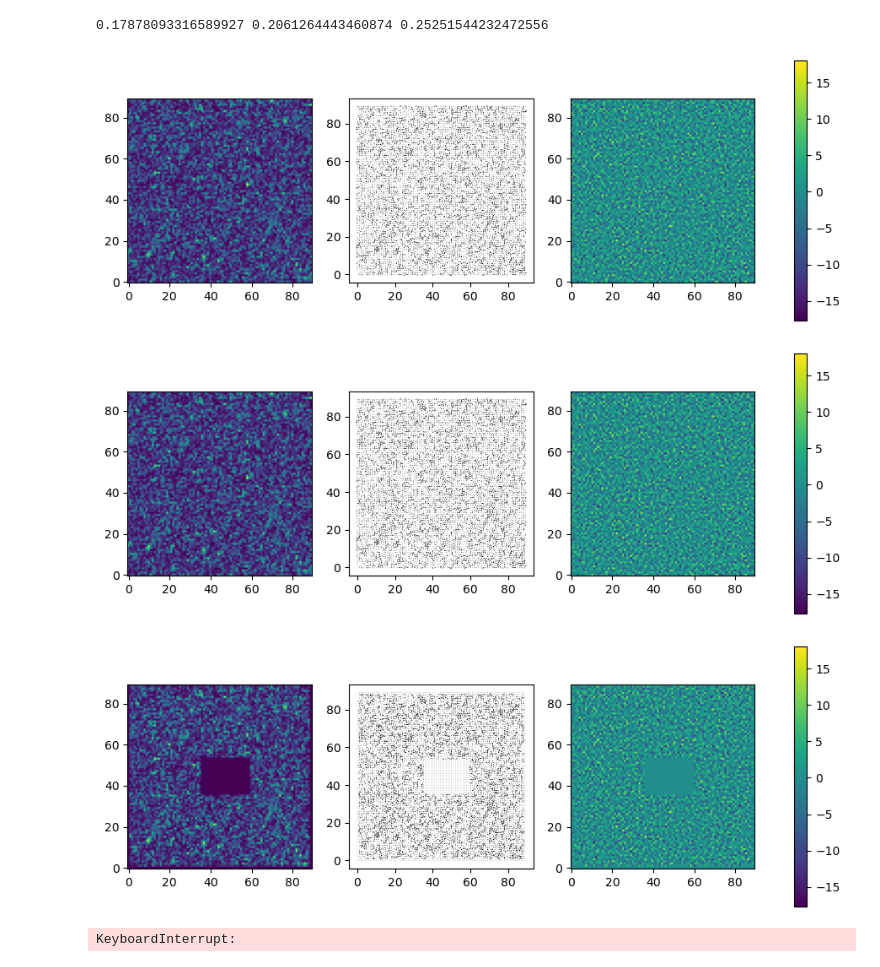
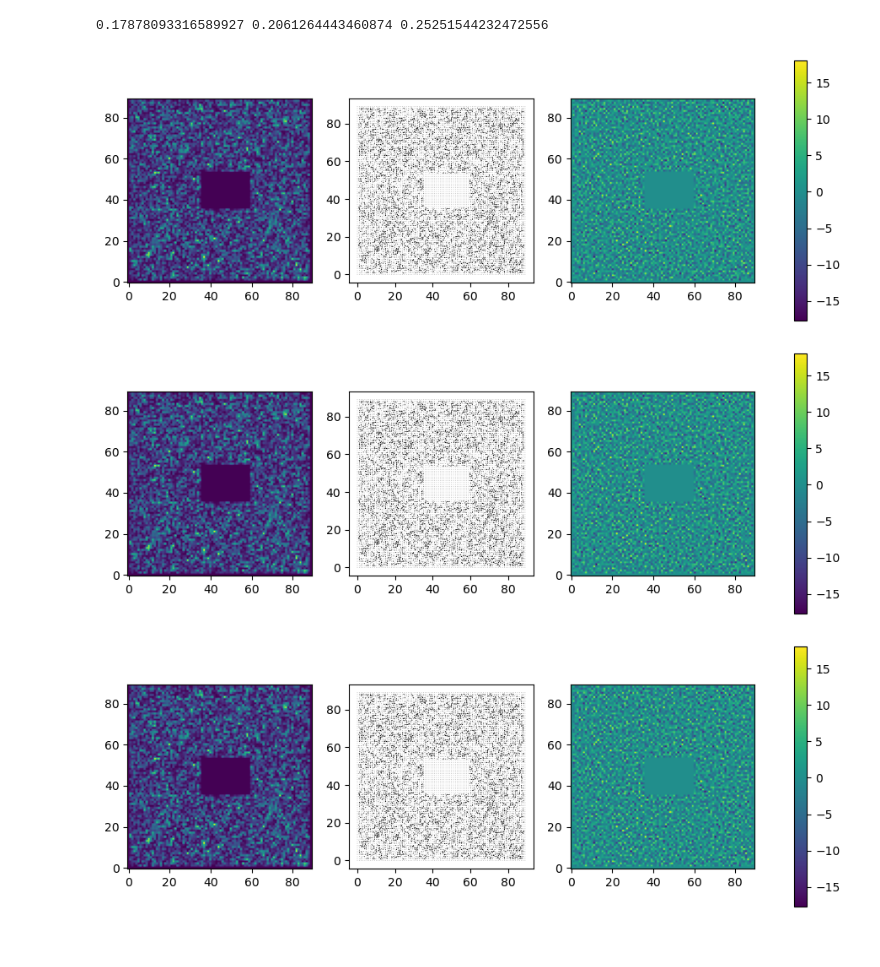
Before and after one commit to vapsik/Interactive_Fluid_Simulations, a Jupyter notebook: Prototypes/fluidsim-prototype_in_progress.ipynb, the cells around one changed output. Drawn from its saved outputs; the diff is of its cells as text; code cells hidden in the pictures.

```diff
--- a/Prototypes/fluidsim-prototype_in_progress.ipynb
+++ b/Prototypes/fluidsim-prototype_in_progress.ipynb
@@ -333,8 +404,8 @@ dt = 0.01 # seconds
 
 #N_x = N_y = 100 #
 #setting the discrete dimensions of the domain
-N_y1 = 15*6
-N_x1 = 15*6
+N_y1 = 15#*6
+N_x1 = 10#*6
 
 m_JacobiCFD = JacobiCFD(N_x1, N_y1, h, dt)
 m_GaussSeidelCFD = GaussSeidelCFD(N_x1, N_y1, h, dt)
@@ -537,0 +612,22 @@ print(np.mean(m_JacobiCFD.Divergence()), np.std(m_JacobiCFD.Divergence()), np.ma
+# %%
+
+
+fig, ax = plt.subplots(1,3, figsize=(12,8))
+
+im0 = ax[0].imshow(m_JacobiCFD.CenterVelocityMagnitudes(), origin = "lower")
+ax[1].quiver(m_JacobiCFD.x_indices, m_JacobiCFD.y_indices,
+              m_JacobiCFD.CenterVelocityDirections()[:,:,0], m_JacobiCFD.CenterVelocityDirections()[:,:,1])
+
+im2 = ax[2].imshow(m_JacobiCFD.Divergence(),origin = "lower")
+
+for a in ax:
+    a.set_aspect('equal')
+
+#fig.colorbar(im0, ax = ax[0], orientation='horizontal')
+#fig.colorbar(im2, ax = ax[2], orientation='horizontal')
+
+fig.colorbar(im2, ax = ax, shrink = 0.5)
+
+plt.show()
+
+print(np.mean(m_JacobiCFD.Divergence()), np.std(m_JacobiCFD.Divergence()), np.max(m_JacobiCFD.Divergence()))
@@ -595,45 +694,29 @@ def DrawVelocityMagArrowsDiv(MyClass):
     plt.show()
 # %%
 m_JacobiCFD.InitRandomVelocities(seed=np.random.default_rng(42))
-#m_JacobiCFD.StandardMask()
+m_JacobiCFD.StandardMask()
 m_JacobiCFD.ApplyBoundariesOnVelocities()
 m_JacobiCFD.pressure = np.zeros_like(m_JacobiCFD.pressure)
 
 DrawVelocityMagArrowsDiv(m_JacobiCFD)
 
 m_GaussSeidelCFD.InitRandomVelocities(seed=np.random.default_rng(42))
-#m_GaussSeidelCFD.StandardMask()
+m_GaussSeidelCFD.StandardMask()
 m_GaussSeidelCFD.ApplyBoundariesOnVelocities()
 m_GaussSeidelCFD.pressure = np.zeros_like(m_JacobiCFD.pressure)
 
 
 DrawVelocityMagArrowsDiv(m_GaussSeidelCFD)
 
 
 m_SORCFD.InitRandomVelocities(seed=np.random.default_rng(42))
-#m_SORCFD.StandardMask()
+m_SORCFD.StandardMask()
 m_SORCFD.ApplyBoundariesOnVelocities()
 m_SORCFD.pressure = np.zeros_like(m_JacobiCFD.pressure)
 
 DrawVelocityMagArrowsDiv(m_SORCFD)
 # %% [output]
-[figure, old version]
+[figure, new version]
-[figure, old version]
+[figure, new version]
 [figure]
-# %%
-#teen tolerantsitesti käsitsi, sest olen nördinud klassi-sisese funktsiooni mittetöötamise pärast D:
-
-divJ = []
-
-divJ.append(m_JacobiCFD.WhatWouldTheDivClearanceEstimateBeRightNowIfPressureGradientWasAppliedRightNowHypothetically())
-divJ
-
-
-while divJ[len(divJ)-1] > 0.2 and len(divJ) < 5000:
-    m_JacobiCFD.JacobiSolve(1)
-    divJ.append(m_JacobiCFD.WhatWouldTheDivClearanceEstimateBeRightNowIfPressureGradientWasAppliedRightNowHypothetically())
-
-divJ = np.array(divJ)
-# %% [output]
-KeyboardInterrupt:
 # %%
```
Also changed, not shown: parts of 32 cells of this notebook, 1 other file.
